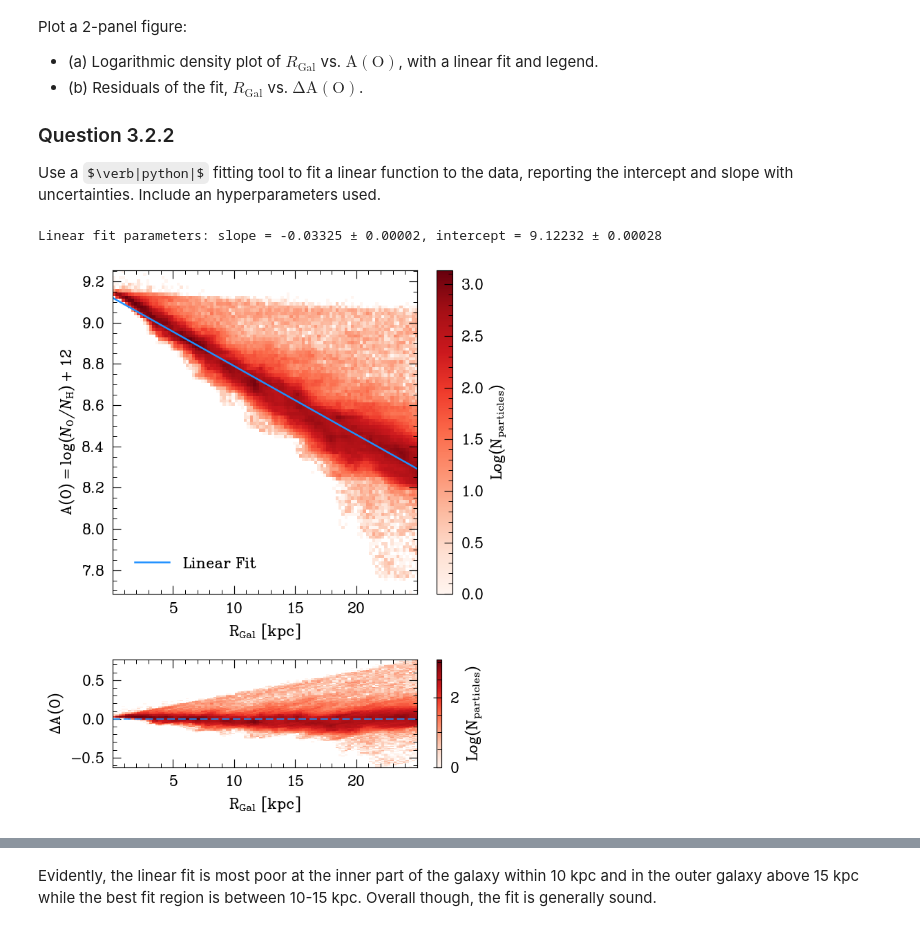
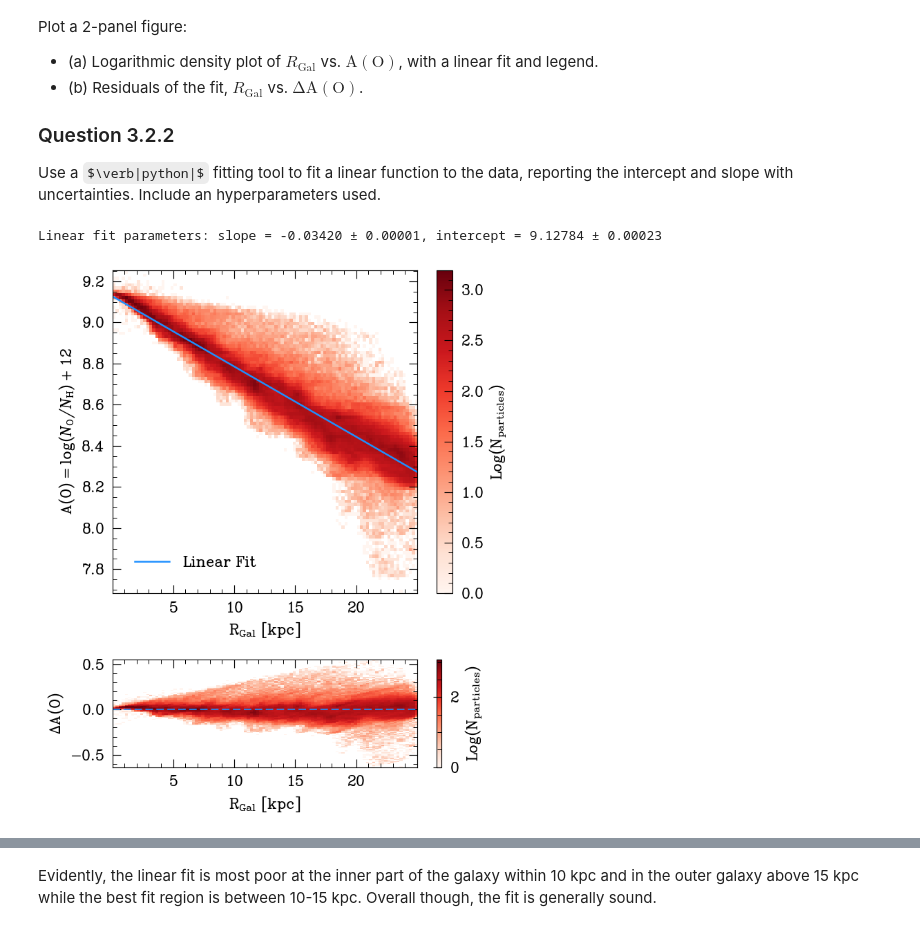
Before and after one commit to Pat-OC/astr_4004_a3, a Jupyter notebook: a3_q2_notebook.ipynb, the cells around one changed output, grey strips where cells are left out. Cells and saved outputs as stored; diff of their text form; code cells hidden in the pictures; some formulas as TeX source.

```diff
--- a/a3_q2_notebook.ipynb
+++ b/a3_q2_notebook.ipynb
@@ -0,0 +36,22 @@
+# %%
+from astroquery.gaia import Gaia
+
+# define adql query
+query = """
+SELECT gaia.source_id, gaia.ra, gaia.dec, gaia.parallax, gaia.bp_rp, gaia.phot_g_mean_mag, tmass.*,
+DISTANCE(135.825, 11.8, gaia.ra, gaia.dec) AS ang_sep
+FROM gaiadr3.gaia_source AS gaia
+JOIN gaiadr3.tmass_psc_xsc_best_neighbour AS xmatch
+ON gaia.source_id = xmatch.source_id
+JOIN gaiadr3.tmass_psc_xsc_join AS xjoin USING (clean_tmass_psc_xsc_oid)
+JOIN gaiadr1.tmass_original_valid AS tmass ON
+   xjoin.original_psc_source_id = tmass.designation
+WHERE DISTANCE(135.825, 11.8, gaia.ra, gaia.dec) < 1.0
+AND gaia.phot_g_mean_mag < 14.0
+"""
+
+# initiate the job
+job = Gaia.launch_job_async(query=query, upload_table_name="t1")
+gaiadr3_match = job.get_results()
+
+print(gaiadr3_match)
@@ -0,0 +84,9 @@
+# %%
+bad_2mass = []
+
+for i in range(len(gaiadr3_match['SOURCE_ID'])):
+    row = gaiadr3_match[i]
+    if row['ph_qual'] != 'AAA':
+        bad_2mass.append(row)
+
+print(f"The number of stars with bad 2MASS photometry = {len(bad_2mass)}.")
@@ -0,0 +97,9 @@
+# %%
+bad_parallax = []
+
+for i in range(len(gaiadr3_match['SOURCE_ID'])):
+    row = gaiadr3_match[i]
+    if row['parallax'] < 0:
+        bad_parallax.append(row)
+
+print(f"The number of stars with bad parallaxes = {len(bad_parallax)}.")
@@ -74,7 +201,7 @@ Use a $\verb|python|$ fitting tool to fit a linear function to the data, reporti
 " ---------------- Q3.2.1 PLOTTING THE DATA ---------------- "
 
 # compute Rgal
-R_gal = np.sqrt(xarr**2 + yarr**2 + zarr**2)
+R_gal = np.sqrt(xarr**2 + yarr**2) # define the radius in cylindrical coordinates
 
 ## make the plot for 3.2.1
 fig = plt.figure(figsize=(6, 7))
@@ -125,35 +252,35 @@ ax1.legend(loc = 'lower left')
 # compute resid
 residuals = gas_met_arr[mask] - np.polyval(coeffs, R_gal[mask])
 
 # create smaller residual plot below main plot
 ax2 = fig.add_subplot(gs[1])
 
 # histogram with log densities
 h2, xedges2, yedges2 = np.histogram2d(R_gal[mask], residuals, bins=100)
 h2_log = np.log10(h2)
 
 # plot resid using imshow
 im2 = ax2.imshow(h2_log.T, origin='lower', aspect='auto',
                  extent=[xedges2[0], xedges2[-1], yedges2[0], yedges2[-1]], cmap='Reds')
 
 # plot a horizontal line at 0
 ax2.axhline(0, color = 'dodgerblue', linewidth=1,  linestyle='dashed')
 
 # add color bar
 cbar2 = plt.colorbar(im2, ax=ax2, label='Log($\mathrm{N_{particles}})$')
 
 ## axes config for ax2
 ax2.set_xlabel('$\mathrm{R_{Gal}}$ [kpc]')
 ax2.set_ylabel('$\mathrm{\Delta A(O)}$')
 
 
 plt.tight_layout()
 
 # save the figure to the relevant directory
 plt.savefig(os.path.join(fig_dir_q3, 'q3.2.1_log_density_plot.pdf'))
 # %% [output]
-Linear fit parameters: slope = -0.03325 ± 0.00002, intercept = 9.12232 ± 0.00028
+Linear fit parameters: slope = -0.03420 ± 0.00001, intercept = 9.12784 ± 0.00023
-[figure, old version]
+[figure, new version]
 # %%
 " ----------- Q3.2.3 ------------- "
 
```
Also changed, not shown: parts of 25 cells of this notebook, 10 other files.
